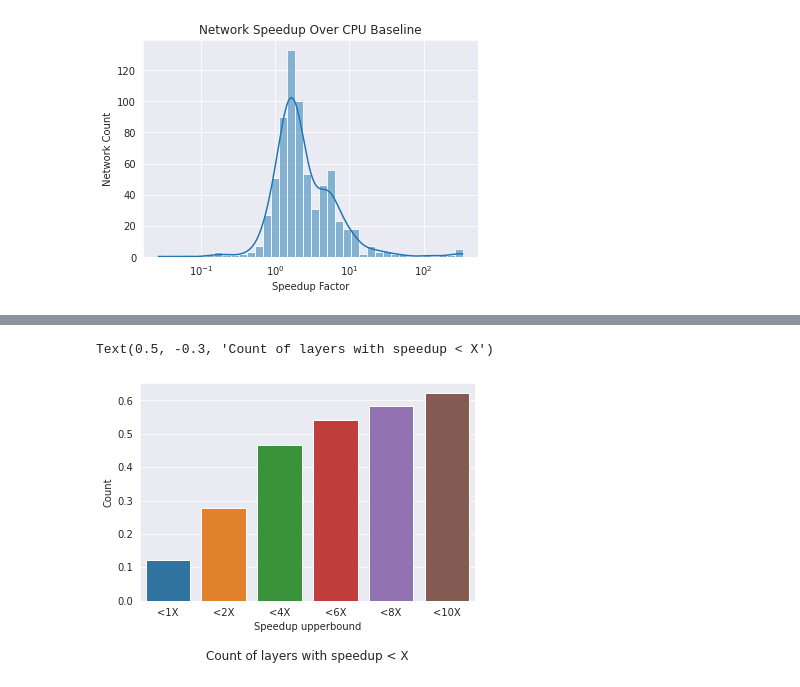
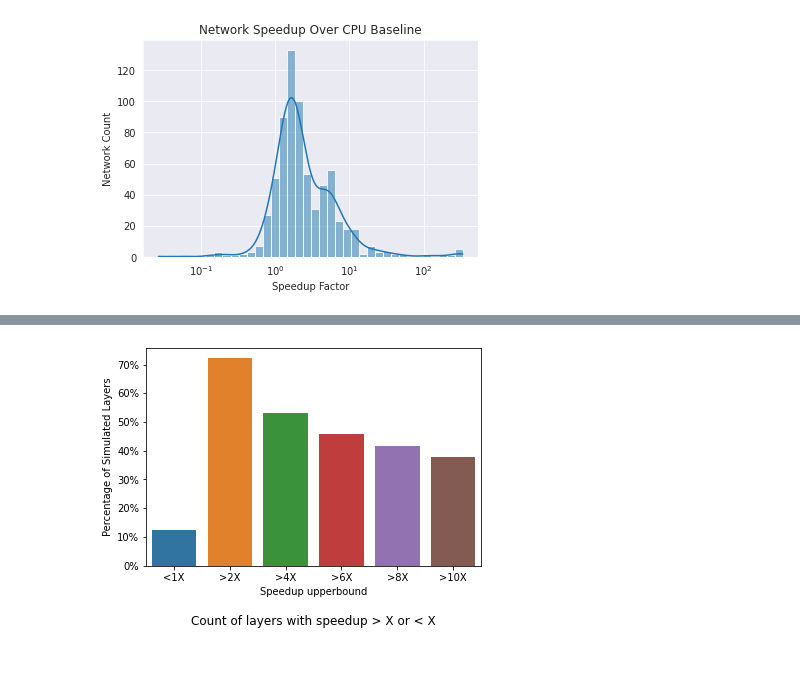
Before and after one commit to asultan123/hero-sim, a Jupyter notebook: scripts/latency.ipynb, the cells around one changed output, grey strips where cells are left out. Saved outputs shown, nothing was run; the diff lists cells and outputs as text; code cells hidden in the pictures.

Commit message:
added new hybrid speedup

```diff
--- a/scripts/latency.ipynb
+++ b/scripts/latency.ipynb
@@ -117,22 +145,27 @@ network_speedup.mean()
 # %%
 arch_metrics = pd.read_csv(
     "../data/arch_metrics_iofmap_1mb.csv",
     index_col=[0, 1],
 )
 total = len(arch_metrics)
 labels = []
 values = []
-for ub_speedup in [1] + list(range(2, 12, 2)):
-    labels.append(f'<{ub_speedup}X')
-    values.append(len(arch_metrics[arch_metrics["speedup"] < ub_speedup]) / total)
+
+labels.append(f'<1X')
+values.append(len(arch_metrics[arch_metrics["speedup"] < 1]) / total * 100)
+
+for ub_speedup in (range(2, 12, 2)):
+    labels.append(f'>{ub_speedup}X')
+    values.append(len(arch_metrics[arch_metrics["speedup"] > ub_speedup]) / total * 100)
+
 counts = pd.DataFrame(
     {
         "Speedup upperbound": labels,
         "Percentage of Simulated Layers": values,
     }
 )
 plt = se.barplot(data=counts, x="Speedup upperbound", y="Percentage of Simulated Layers")
-plt.set_title("Count of layers with speedup < X", y=-0.3)
+plt.set_title("Count of layers with speedup > X or < X", y=-0.3)
+plt.yaxis.set_major_formatter(mtick.PercentFormatter())
 # %% [output]
-Text(0.5, -0.3, 'Count of layers with speedup < X')
-[figure, old version]
+[figure, new version]
```
Also changed, not shown: parts of 1 cell of this notebook.
